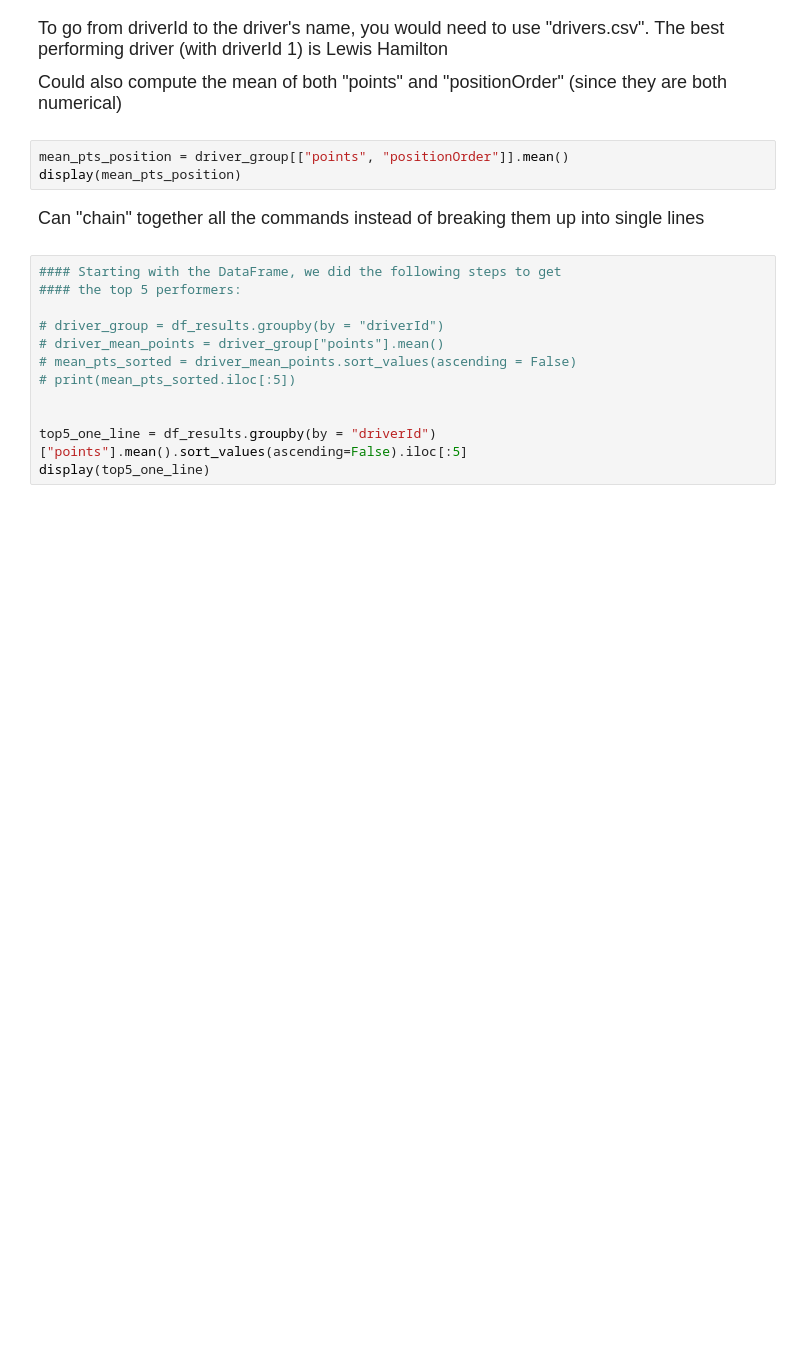
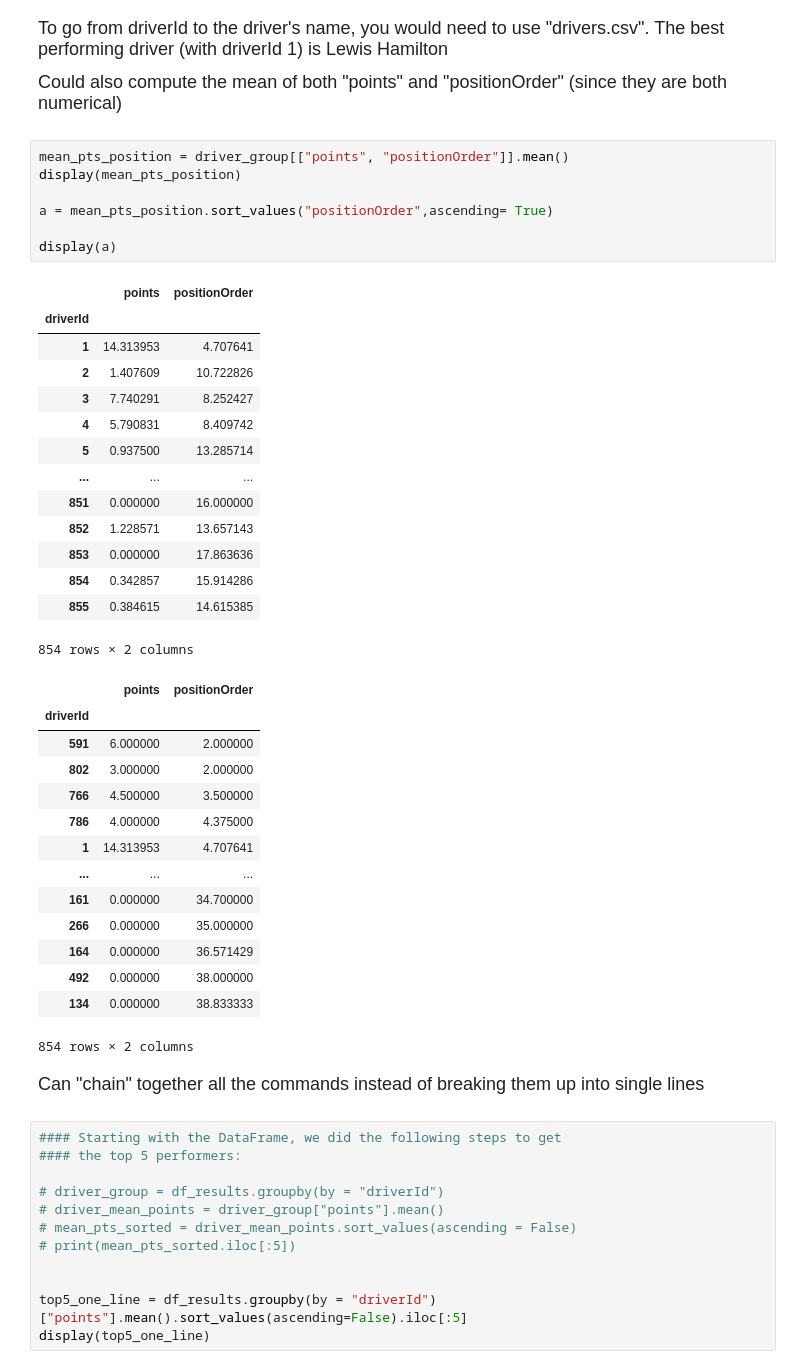
Before and after one commit to Jincantao/datasci185fall2026, a Jupyter notebook: Lecture_19_grouping_aggregating/Lecture19.ipynb, the cells around one changed output. Drawn from its saved outputs; the diff is of its cells as text; blank space fills up the shorter version.

```diff
--- a/Lecture_19_grouping_aggregating/Lecture19.ipynb
+++ b/Lecture_19_grouping_aggregating/Lecture19.ipynb
@@ -118,6 +200,39 @@ Could also compute the mean of both "points" and "positionOrder" (since they are
 # %%
 mean_pts_position = driver_group[["points", "positionOrder"]].mean()
 display(mean_pts_position)
+
+a = mean_pts_position.sort_values("positionOrder",ascending= True)
+
+display(a)
+# %% [output]
+|  | points | positionOrder |
+| driverId |  |  |
+| 1 | 14.313953 | 4.707641 |
+| 2 | 1.407609 | 10.722826 |
+| 3 | 7.740291 | 8.252427 |
+| 4 | 5.790831 | 8.409742 |
+| 5 | 0.937500 | 13.285714 |
+| ... | ... | ... |
+| 851 | 0.000000 | 16.000000 |
+| 852 | 1.228571 | 13.657143 |
+| 853 | 0.000000 | 17.863636 |
+| 854 | 0.342857 | 15.914286 |
+| 855 | 0.384615 | 14.615385 |
+854 rows × 2 columns
+|  | points | positionOrder |
+| driverId |  |  |
+| 591 | 6.000000 | 2.000000 |
+| 802 | 3.000000 | 2.000000 |
+| 766 | 4.500000 | 3.500000 |
+| 786 | 4.000000 | 4.375000 |
+| 1 | 14.313953 | 4.707641 |
+| ... | ... | ... |
+| 161 | 0.000000 | 34.700000 |
+| 266 | 0.000000 | 35.000000 |
+| 164 | 0.000000 | 36.571429 |
+| 492 | 0.000000 | 38.000000 |
+| 134 | 0.000000 | 38.833333 |
+854 rows × 2 columns
 # %% [markdown]
 <font size = "4">
 
```
Also changed, not shown: parts of 27 cells of this notebook.
